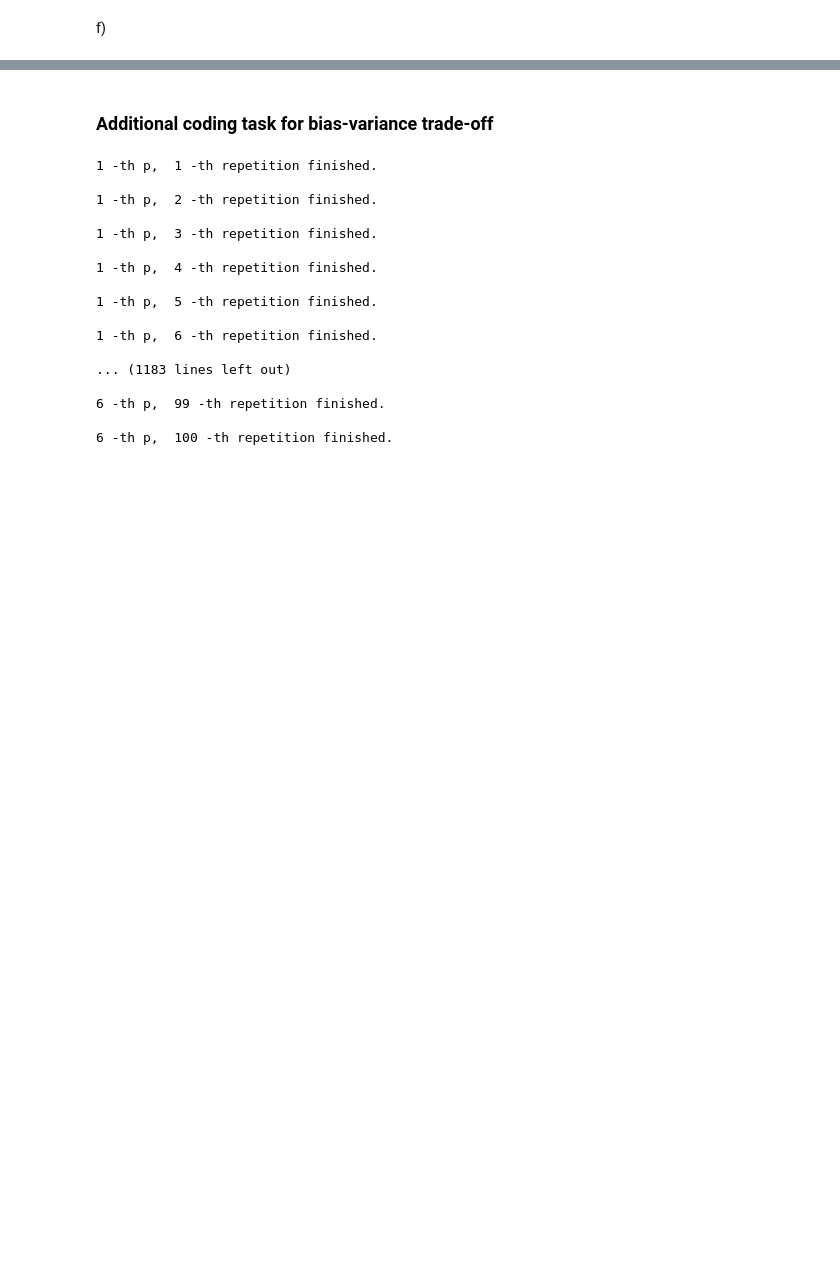
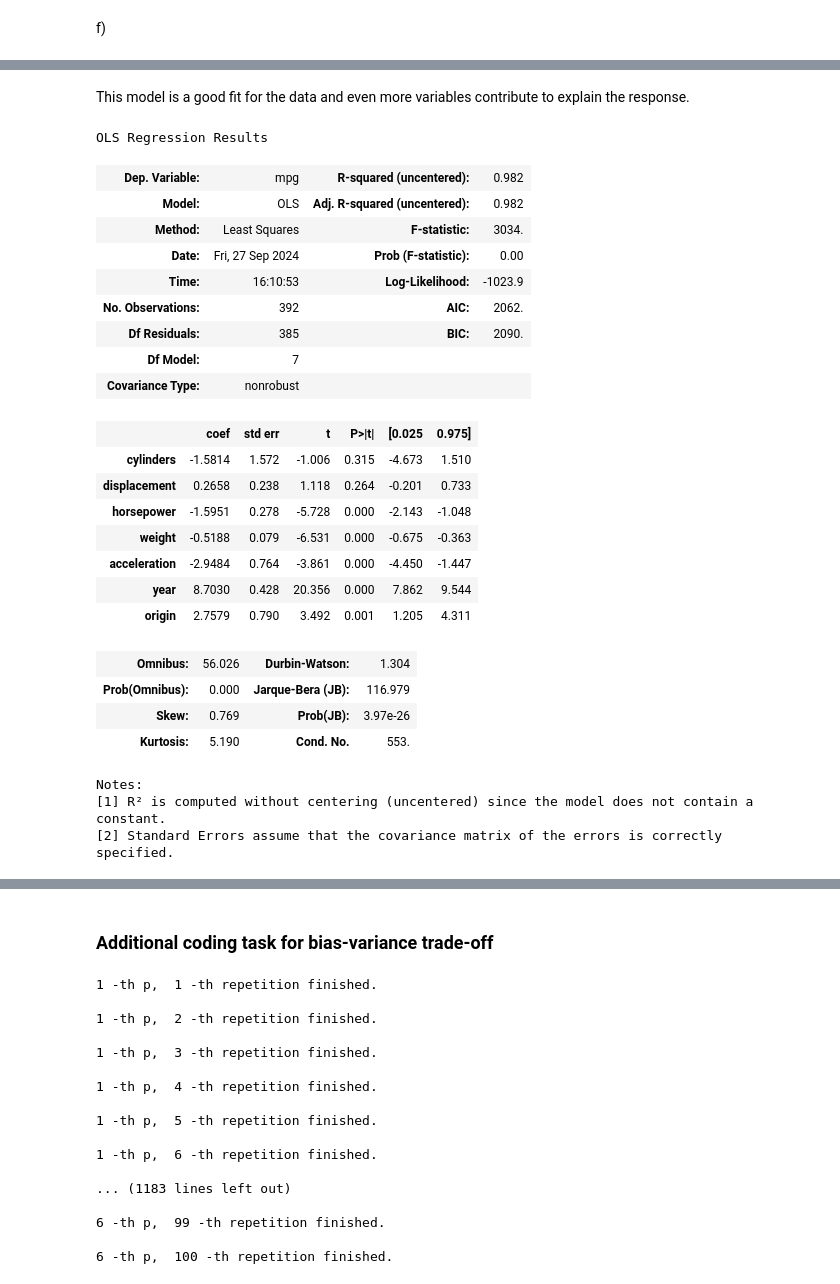
Before and after one commit to PiusCarbon/StatML, a Jupyter notebook: assignment1.ipynb, the cells around one changed output, grey strips where cells are left out. Saved outputs shown, nothing was run; the diff lists cells and outputs as text; code cells hidden in the pictures; blank space fills up the shorter version.

```diff
--- a/assignment1.ipynb
+++ b/assignment1.ipynb
@@ -486,0 +569,32 @@ f)
+# %% [markdown]
+This model is a good fit for the data and even more variables contribute to explain the response.
+# %%
+X_sqrt = auto.drop("mpg", axis=1).apply(np.sqrt)
+sqrt_model = sm.OLS(auto['mpg'], X_sqrt).fit()
+sqrt_model.summary()
+# %% [output]
+OLS Regression Results
+| Dep. Variable: | mpg | R-squared (uncentered): | 0.982 |
+| Model: | OLS | Adj. R-squared (uncentered): | 0.982 |
+| Method: | Least Squares | F-statistic: | 3034. |
+| Date: | Fri, 27 Sep 2024 | Prob (F-statistic): | 0.00 |
+| Time: | 16:10:53 | Log-Likelihood: | -1023.9 |
+| No. Observations: | 392 | AIC: | 2062. |
+| Df Residuals: | 385 | BIC: | 2090. |
+| Df Model: | 7 |  |  |
+| Covariance Type: | nonrobust |  |  |
+|  | coef | std err | t | P>|t| | [0.025 | 0.975] |
+| cylinders | -1.5814 | 1.572 | -1.006 | 0.315 | -4.673 | 1.510 |
+| displacement | 0.2658 | 0.238 | 1.118 | 0.264 | -0.201 | 0.733 |
+| horsepower | -1.5951 | 0.278 | -5.728 | 0.000 | -2.143 | -1.048 |
+| weight | -0.5188 | 0.079 | -6.531 | 0.000 | -0.675 | -0.363 |
+| acceleration | -2.9484 | 0.764 | -3.861 | 0.000 | -4.450 | -1.447 |
+| year | 8.7030 | 0.428 | 20.356 | 0.000 | 7.862 | 9.544 |
+| origin | 2.7579 | 0.790 | 3.492 | 0.001 | 1.205 | 4.311 |
+| Omnibus: | 56.026 | Durbin-Watson: | 1.304 |
+| Prob(Omnibus): | 0.000 | Jarque-Bera (JB): | 116.979 |
+| Skew: | 0.769 | Prob(JB): | 3.97e-26 |
+| Kurtosis: | 5.190 | Cond. No. | 553. |
+Notes:
+[1] R² is computed without centering (uncentered) since the model does not contain a constant.
+[2] Standard Errors assume that the covariance matrix of the errors is correctly specified.
```
Also changed, not shown: parts of 12 cells of this notebook.
